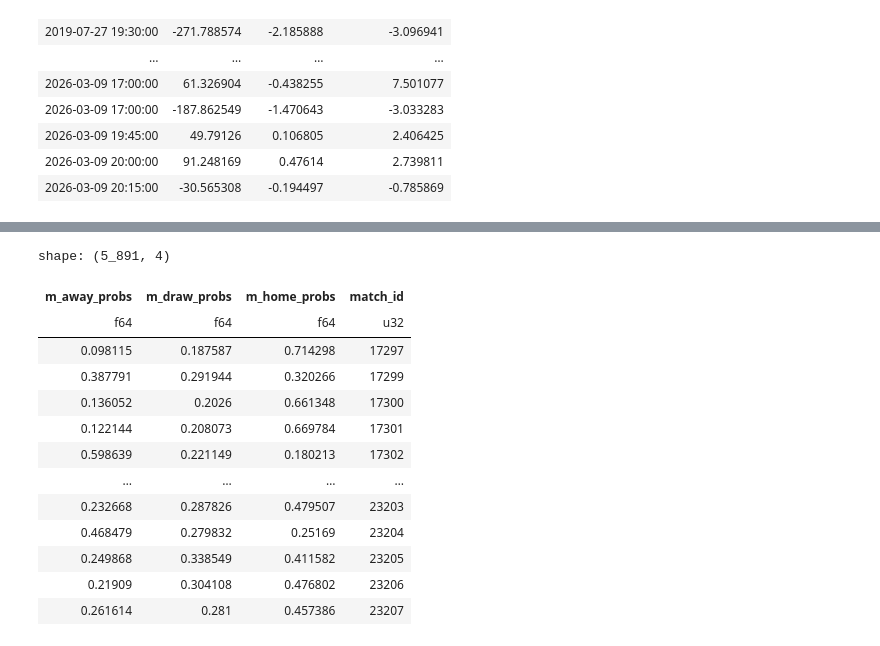
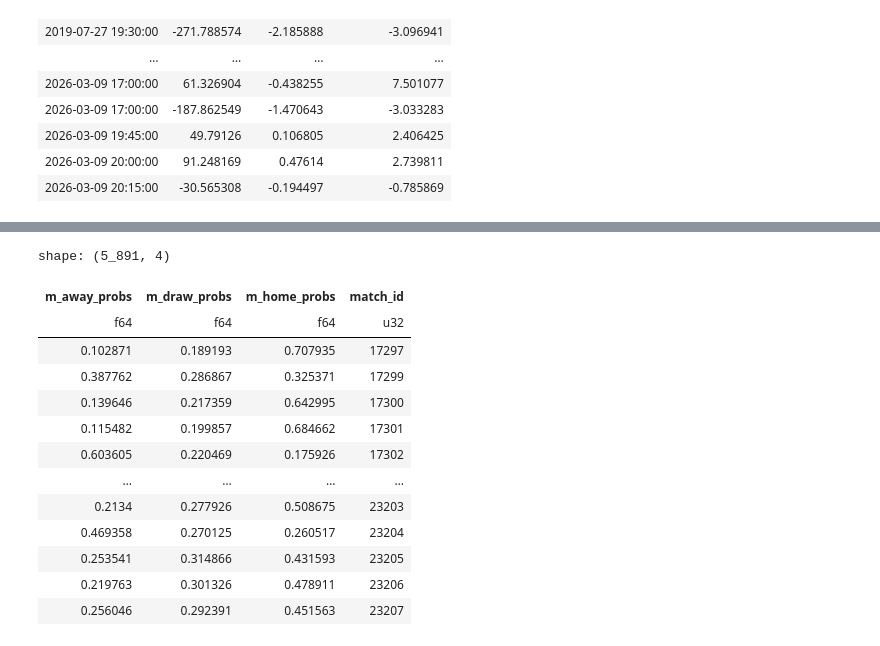
Before and after one commit to Uzu-Tech/model-sports-betting-icl-axioms-comp, a Jupyter notebook: strategy.ipynb, the cells around one changed output, grey strips where cells are left out. Drawn from its saved outputs; the diff is of its cells as text; code cells hidden in the pictures.

```diff
--- a/strategy.ipynb
+++ b/strategy.ipynb
@@ -844,49 +769,59 @@ MNLogit Regression Results
+# %%
+from pipeline.models.multimodal import MultiModalLogitWrapper
+
+final_model = MultiModalLogitWrapper(lasso=False)
+
+TRAIN_SEASONS = [20, 21, 22, 23]
+TEST_SEASONS = [24, 25]
+train_seasons = [f"20{season}/20{season + 1}" for season in TRAIN_SEASONS]
+test_seasons = [f"20{season}/20{season + 1}" for season in TEST_SEASONS]
+
+features = chosen_features + market_features
+target_col = 'FTR'
+
+X_train = final_features.filter(pl.col("Season").is_in(train_seasons))
+y_train = training_df.filter(pl.col("Season").is_in(train_seasons)).select("match_id", "Datetime", "Season", 'FTR')
+
+X_test = final_features.filter(pl.col("Season").is_in(test_seasons))
+y_test = training_df.filter(pl.col("Season").is_in(test_seasons)).select("match_id", "Datetime", "Season", 'FTR')
+
+final_model.fit(X_train, y_train)
 # %%
-USE_MODEL = True
+# Your current model prediction logic
+preds = final_model.predict(X_test)
+model_probs = pl.DataFrame(preds, schema=["m_away_probs", "m_draw_probs", "m_home_probs"])
+market_probs = (
+    probs.filter(pl.col("Season").is_in(test_seasons))
+    .select([
+        pl.col("away_prob").alias("m_away_probs"),
+        pl.col("draw_prob").alias("m_draw_probs"),
+        pl.col("home_prob").alias("m_home_probs"),
+        pl.col("match_id")
+    ])
+)
 
-test_seasons = [24, 25]
-test_seasons = [f"20{season}/20{season + 1}" for season in test_seasons]
-
-if USE_MODEL:
-    # Your current model prediction logic
-    preds = final_model.predict(
-        model_residual_df.filter(pl.col("Season").is_in(test_seasons)).select(residuals_features),
-        market_probs=probs.filter(pl.col("Season").is_in(test_seasons))
-    )
-    val_probs = pl.DataFrame(preds, schema=["m_away_probs", "m_draw_probs", "m_home_probs"])
-else:
-    # Use the bookie's own probs (extracted from your 'probs' dataframe)
-    # We rename them to match the schema used in the join
-    val_probs = (
-        probs.filter(pl.col("Season").is_in(test_seasons))
-        .select([
-            pl.col("away_prob").alias("m_away_probs"),
-            pl.col("draw_prob").alias("m_draw_probs"),
-            pl.col("home_prob").alias("m_home_probs"),
-            pl.col("match_id")
-        ])
+# Ensure match_id is present if it wasn't added in the 'else' block
+if "match_id" not in model_probs.columns:
+    model_probs = model_probs.with_columns(
+        match_id = training_df.filter(
+            pl.col("Season").is_in(test_seasons)
+        ).get_column("match_id")
     )
 
-# Ensure match_id is present if it wasn't added in the 'else' block
-if "match_id" not in val_probs.columns:
-    val_probs = val_probs.with_columns(
-        match_id = model_residual_df.filter(pl.col("Season").is_in(test_seasons)).get_column("match_id")
-    )
-
-val_probs
+model_probs
 # %% [output]
 shape: (5_891, 4)
 | m_away_probs | m_draw_probs | m_home_probs | match_id |
 | f64 | f64 | f64 | u32 |
-| 0.098115 | 0.187587 | 0.714298 | 17297 |
-| 0.387791 | 0.291944 | 0.320266 | 17299 |
-| 0.136052 | 0.2026 | 0.661348 | 17300 |
-| 0.122144 | 0.208073 | 0.669784 | 17301 |
-| 0.598639 | 0.221149 | 0.180213 | 17302 |
+| 0.102871 | 0.189193 | 0.707935 | 17297 |
+| 0.387762 | 0.286867 | 0.325371 | 17299 |
+| 0.139646 | 0.217359 | 0.642995 | 17300 |
+| 0.115482 | 0.199857 | 0.684662 | 17301 |
+| 0.603605 | 0.220469 | 0.175926 | 17302 |
 | … | … | … | … |
-| 0.232668 | 0.287826 | 0.479507 | 23203 |
-| 0.468479 | 0.279832 | 0.25169 | 23204 |
-| 0.249868 | 0.338549 | 0.411582 | 23205 |
-| 0.21909 | 0.304108 | 0.476802 | 23206 |
-| 0.261614 | 0.281 | 0.457386 | 23207 |
+| 0.2134 | 0.277926 | 0.508675 | 23203 |
+| 0.469358 | 0.270125 | 0.260517 | 23204 |
+| 0.253541 | 0.314866 | 0.431593 | 23205 |
+| 0.219763 | 0.301326 | 0.478911 | 23206 |
+| 0.256046 | 0.292391 | 0.451563 | 23207 |
 # %%
```
Also changed, not shown: parts of 64 cells of this notebook, 5 other files.
